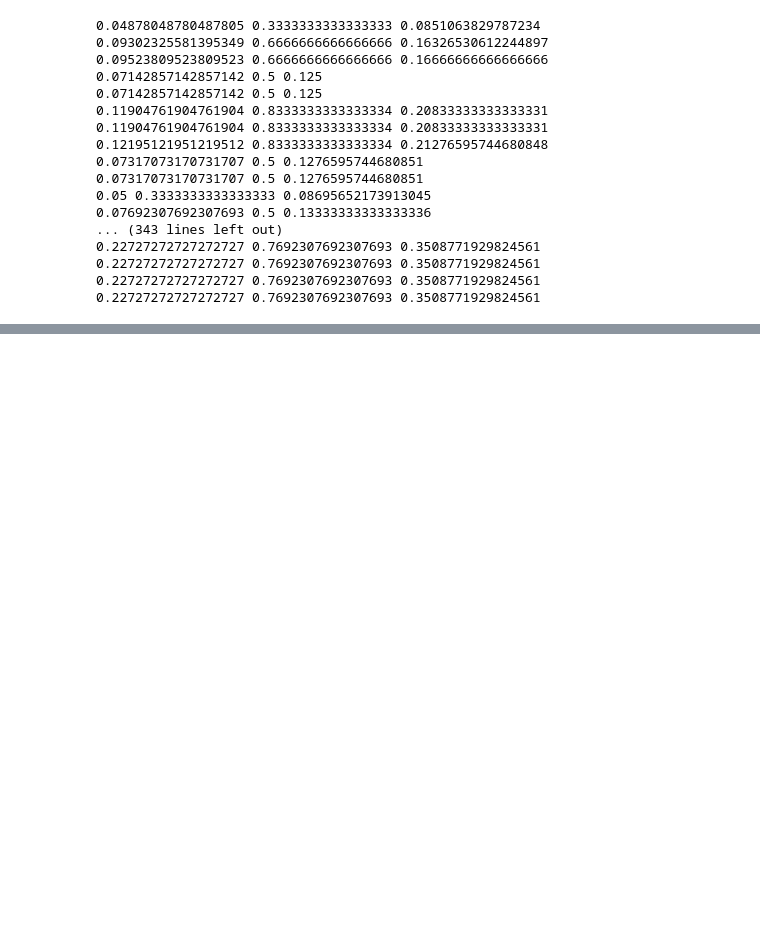
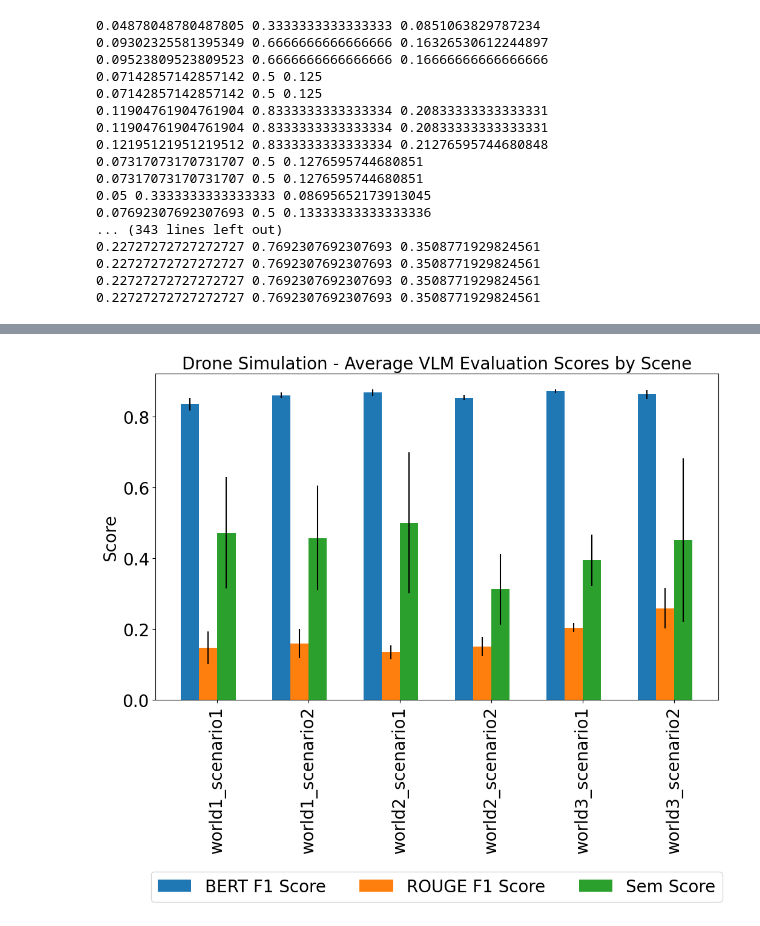
Before and after one commit to davidjlelis/multi_agent_drone, a Jupyter notebook: project/evaluations/evaluations.ipynb, the cells around one changed output, grey strips where cells are left out. Saved outputs shown, nothing was run; the diff lists cells and outputs as text; code cells hidden in the pictures; blank space fills up the shorter version.

```diff
--- a/project/evaluations/evaluations.ipynb
+++ b/project/evaluations/evaluations.ipynb
@@ -526,0 +627,9 @@ evaluation_scores_Assist_Inst_df.to_excel('Evaluation_Scores_Assist_Inst.xlsx',
+# %%
+drone_sim_VLM_eval_df = evaluation_scores_VLM_df[(evaluation_scores_VLM_df['Simulation Environment'] == 'Drone Simulation')]
+image_dataset_VLM_eval_df = evaluation_scores_VLM_df[(evaluation_scores_VLM_df['Simulation Environment'] == 'Image Dataset')]
+
+drone_sim_LLM_eval_df = evaluation_scores_LLM_df[(evaluation_scores_LLM_df['Simulation Environment'] == 'Drone Simulation')]
+image_dataset_LLM_eval_df = evaluation_scores_LLM_df[(evaluation_scores_LLM_df['Simulation Environment'] == 'Image Dataset')]
+
+drone_sim_AI_eval_df = evaluation_scores_Assist_Inst_df[(evaluation_scores_Assist_Inst_df['Simulation Environment'] == 'Drone Simulation')]
+image_dataset_AI_eval_df = evaluation_scores_Assist_Inst_df[(evaluation_scores_Assist_Inst_df['Simulation Environment'] == 'Image Dataset')]
@@ -526,0 +730,31 @@ evaluation_scores_Assist_Inst_df.to_excel('Evaluation_Scores_Assist_Inst.xlsx',
+# %%
+numeric_cols = evaluation_scores_Assist_Inst_df.select_dtypes(include='number').columns
+
+grouped = drone_sim_VLM_eval_df.groupby('World and Scenario')[numeric_cols].agg(['mean', 'std'])
+metrics = ['BERT F1 Score', 'ROUGE F1 Score', 'Sem Score']
+x = np.arange(len(grouped))
+width = 0.2
+
+fig, ax = plt.subplots(figsize=(12,7))
+
+
+for i, metric in enumerate(metrics):
+    means = grouped[(metric, 'mean')]
+    stds = grouped[(metric, 'std')]
+    ax.bar(x + i*width, means, width, yerr=stds, label=metric)
+
+
+# Formatting
+ax.tick_params(axis='x', labelsize=20)
+ax.tick_params(axis='y', labelsize=20)
+
+ax.set_xticks(x + width * 1.5)
+ax.set_xticklabels(grouped.index, rotation=90)
+
+ax.set_ylabel('Score', fontsize=20)
+ax.set_title('Drone Simulation - Average VLM Evaluation Scores by Scene', fontsize=20)
+ax.legend(loc='upper center', bbox_to_anchor=(0.5, -0.5), ncol=len(metrics), fontsize=20)
+# plt.tight_layout()
+plt.show()
+# %% [output]
+[figure, added]
```
Also changed, not shown: parts of 24 cells of this notebook, 22 other files.
